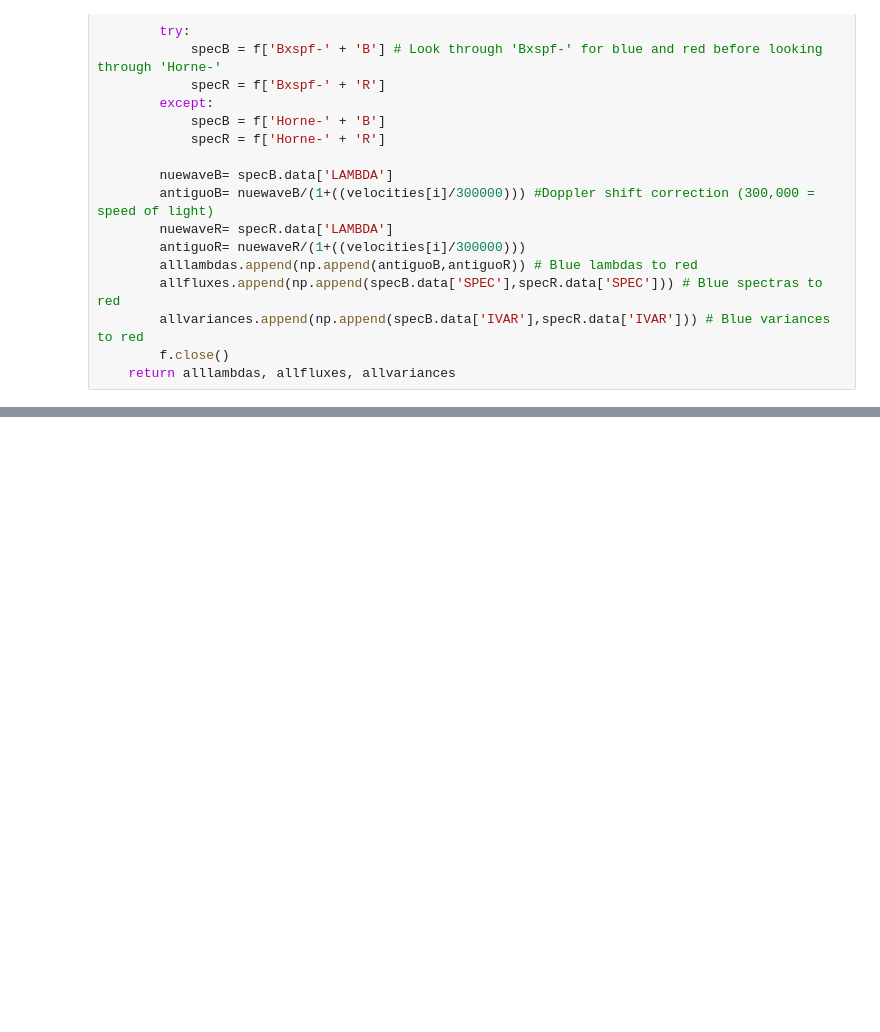
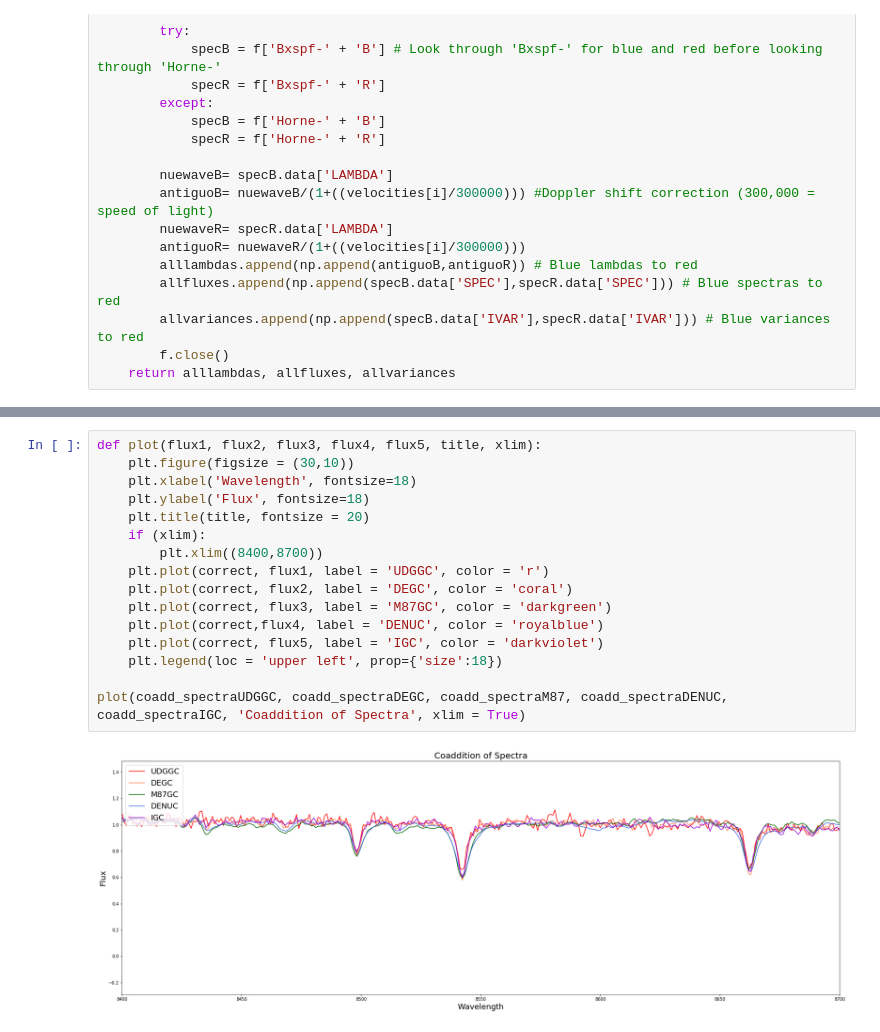
Before and after one commit to kadri-nizam/SIP2019, a Jupyter notebook: Giovanni/Coadding Species.ipynb, the cells around one changed output, grey strips where cells are left out. Cells and saved outputs as stored; diff of their text form; blank space fills up the shorter version.

```diff
--- a/Giovanni/Coadding Species.ipynb
+++ b/Giovanni/Coadding Species.ipynb
@@ -173,2 +224,20 @@ for i in range(len(tlICL)):   #rebinning ICL
+# %%
+def plot(flux1, flux2, flux3, flux4, flux5, title, xlim):
+    plt.figure(figsize = (30,10))
+    plt.xlabel('Wavelength', fontsize=18)
+    plt.ylabel('Flux', fontsize=18)
+    plt.title(title, fontsize = 20)
+    if (xlim):
+        plt.xlim((8400,8700))
+    plt.plot(correct, flux1, label = 'UDGGC', color = 'r')
+    plt.plot(correct, flux2, label = 'DEGC', color = 'coral')
+    plt.plot(correct, flux3, label = 'M87GC', color = 'darkgreen')
+    plt.plot(correct,flux4, label = 'DENUC', color = 'royalblue')
+    plt.plot(correct, flux5, label = 'IGC', color = 'darkviolet')
+    plt.legend(loc = 'upper left', prop={'size':18})
+
+plot(coadd_spectraUDGGC, coadd_spectraDEGC, coadd_spectraM87, coadd_spectraDENUC, coadd_spectraIGC, 'Coaddition of Spectra', xlim = True)
+# %% [output]
+[figure, added]
 # %%
 plt.figure(figsize = (30,10))
```
Also changed, not shown: parts of 21 cells of this notebook, 2 other files.
